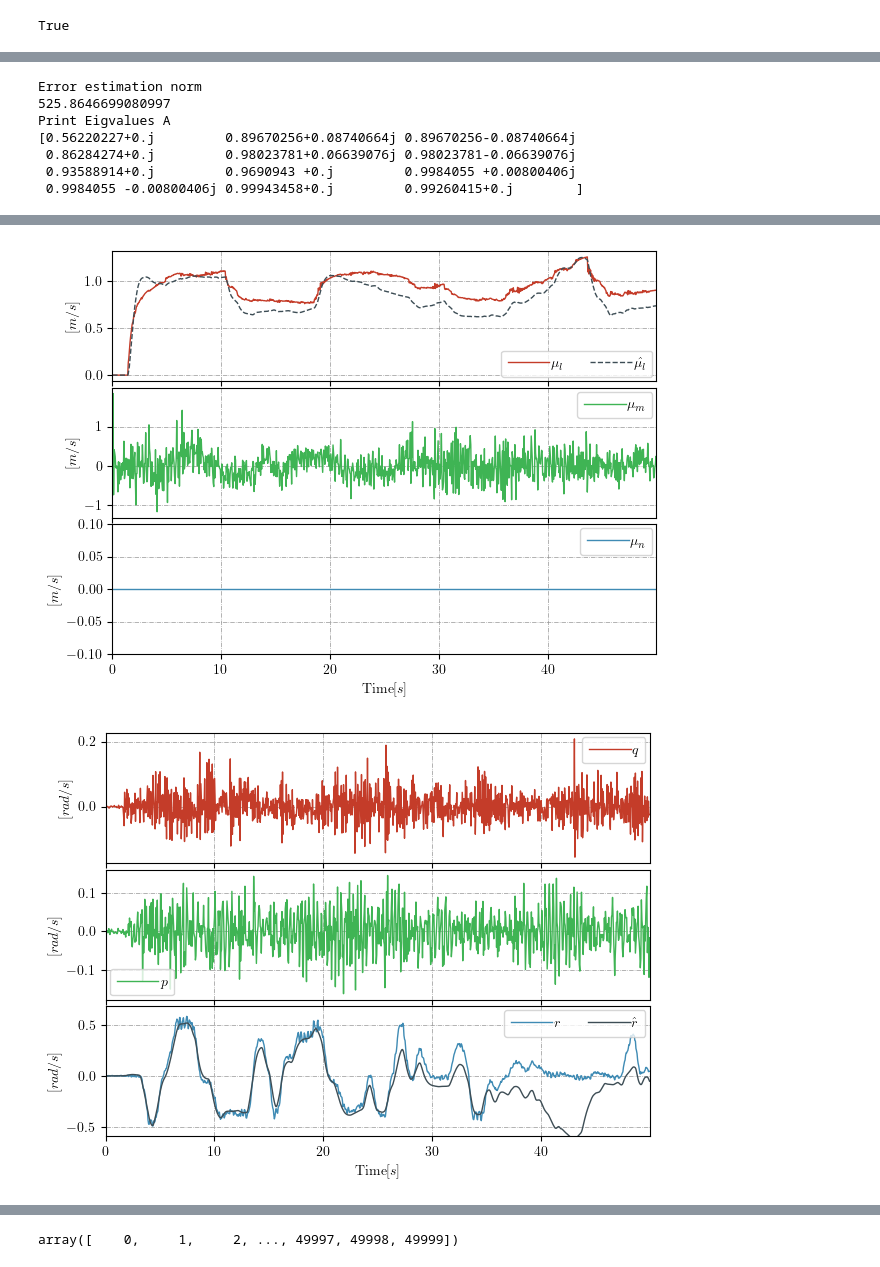
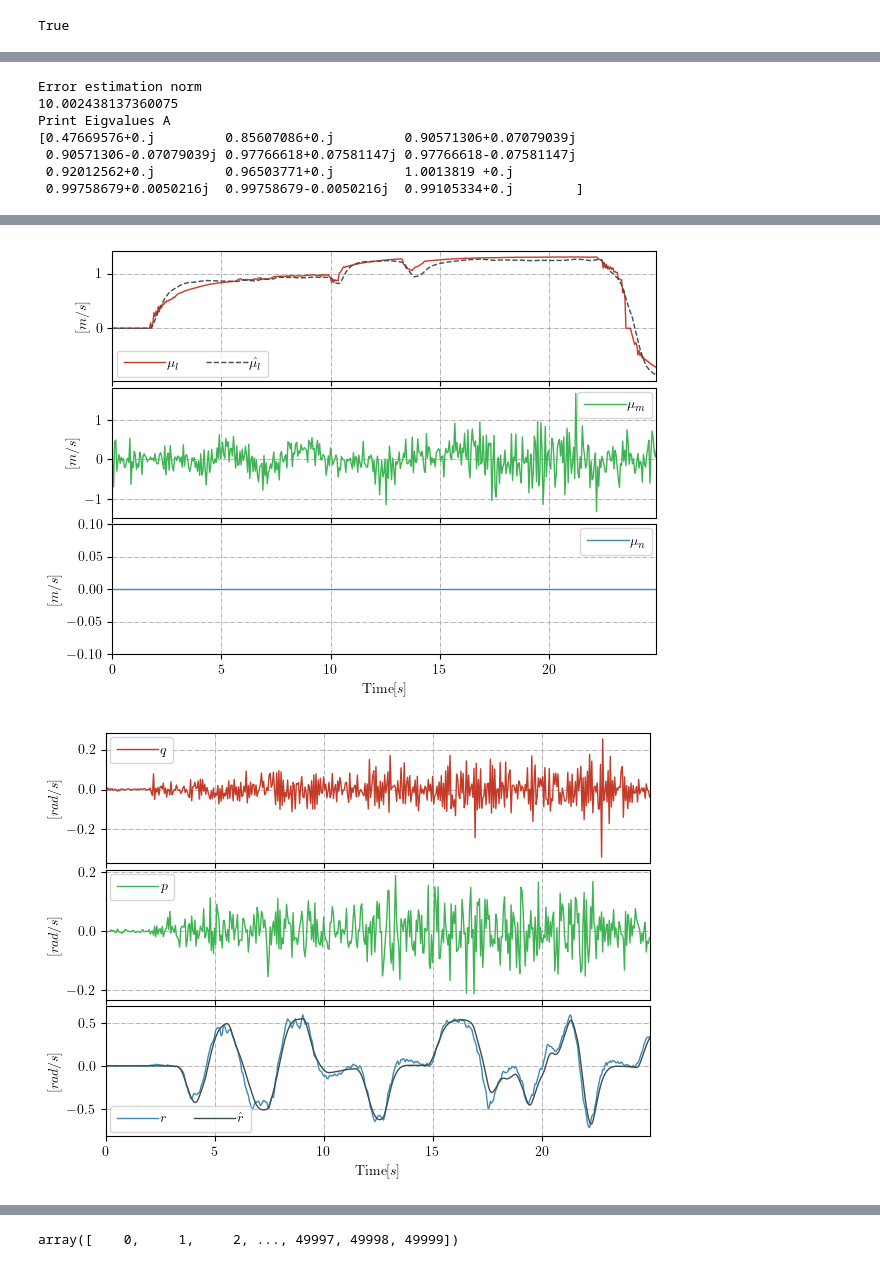
Before and after one commit to lfrecalde1/blue_simulator, a Jupyter notebook: Code/Dynamics_Python/Koopman_Operator/Koopman_pytorch-01.ipynb, the cells around one changed output, grey strips where cells are left out. Cells and saved outputs as stored; diff of their text form; code cells hidden in the pictures.

```diff
--- a/Code/Dynamics_Python/Koopman_Operator/Koopman_pytorch-01.ipynb
+++ b/Code/Dynamics_Python/Koopman_Operator/Koopman_pytorch-01.ipynb
@@ -409,7 +409,7 @@ for epoch in tqdm(range(num_epochs), desc="Koopman Neural Network: training epoc
 # %%
 ## Reshape Data
 ## Load Matrices from mat file
-Data = scipy.io.loadmat('blue_data_01.mat')
+Data = scipy.io.loadmat('blue_data_02.mat')
 
 ## Get odometry of the system
 data_odom_blue = Data['data_odom_blue']
@@ -444,7 +444,7 @@ wz = wz.T
 vel_control = Data['vel_control']
 vel_control = vel_control.T
 
-h, hp, T = get_odometry(data_odom_blue, steering_real, vx, vy, vz, wx, wy, wz, vel_control, steering_control, 0, 1000)
+h, hp, T = get_odometry(data_odom_blue, steering_real, vx, vy, vz, wx, wy, wz, vel_control, steering_control, 0, 500)
 ## Compute sample time of the system
 ts = 0.05
 t = np.zeros((T.shape[1]), dtype = np.double)
@@ -539,7 +539,7 @@ plt.show()
 Error estimation norm
-525.8646699080997
+10.002438137360075
 Print Eigvalues A
-[0.56220227+0.j         0.89670256+0.08740664j 0.89670256-0.08740664j
- 0.86284274+0.j         0.98023781+0.06639076j 0.98023781-0.06639076j
- 0.93588914+0.j         0.9690943 +0.j         0.9984055 +0.00800406j
- 0.9984055 -0.00800406j 0.99943458+0.j         0.99260415+0.j        ]
+[0.47669576+0.j         0.85607086+0.j         0.90571306+0.07079039j
+ 0.90571306-0.07079039j 0.97766618+0.07581147j 0.97766618-0.07581147j
+ 0.92012562+0.j         0.96503771+0.j         1.0013819 +0.j
+ 0.99758679+0.0050216j  0.99758679-0.0050216j  0.99105334+0.j        ]
@@ -547,2 +547,2 @@ Print Eigvalues A
-[figure, old version]
+[figure, new version]
-[figure, old version]
+[figure, new version]
```
Also changed, not shown: parts of 5 cells of this notebook, 16 other files.
